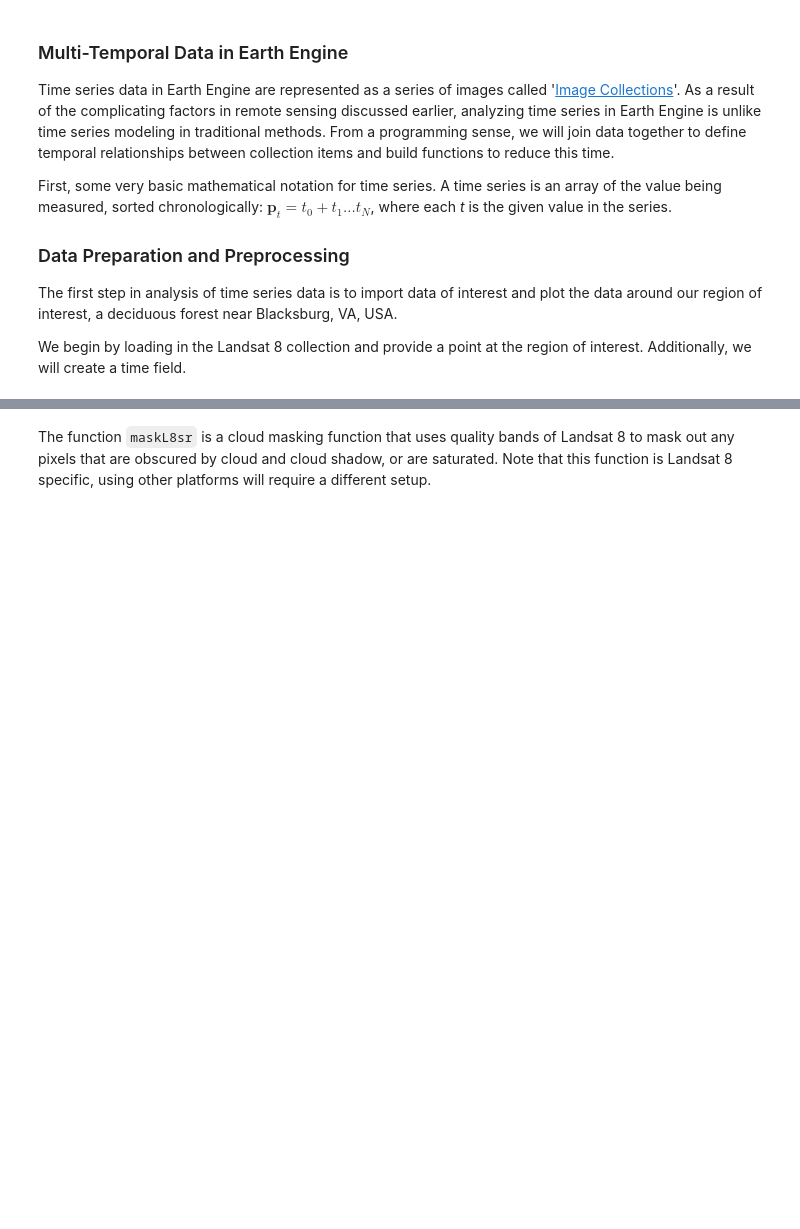
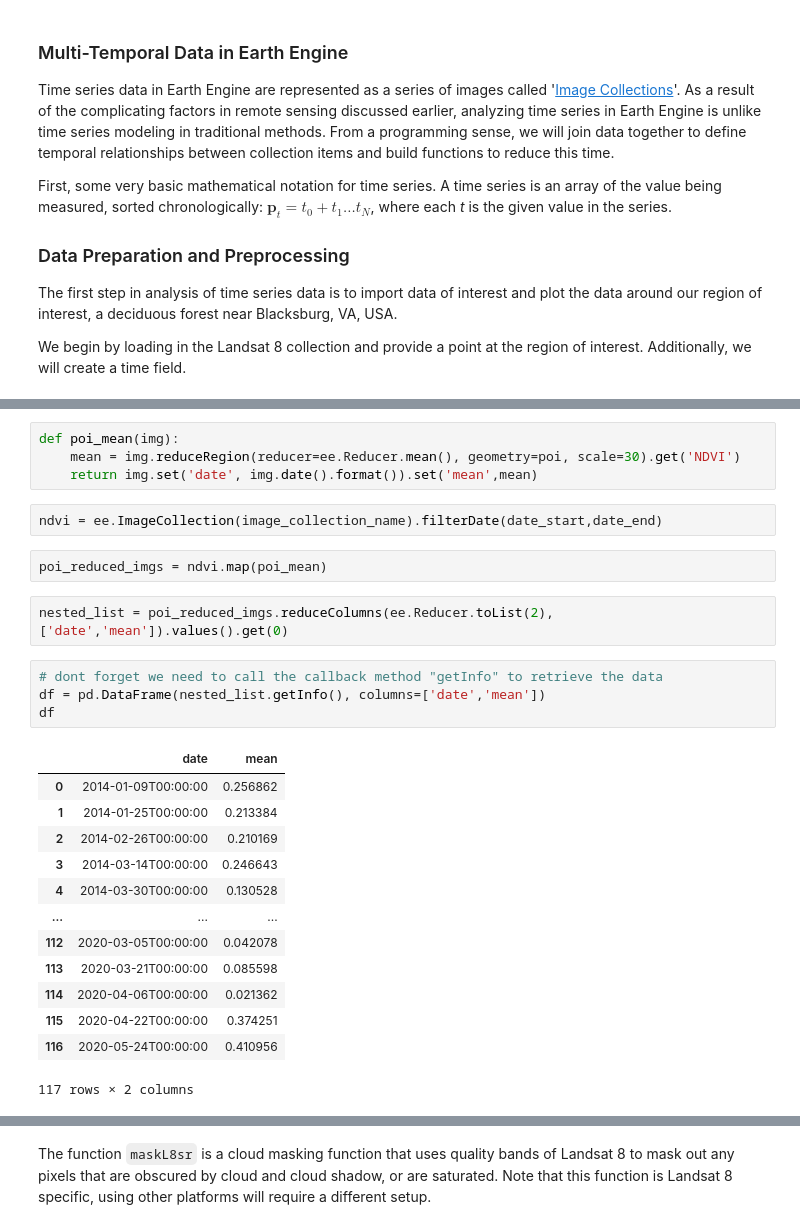
Before and after one commit to ghidora77/GEE_Colab, a Jupyter notebook: Lab_05.ipynb, the cells around one changed output, grey strips where cells are left out. Saved outputs shown, nothing was run; the diff lists cells and outputs as text; blank space fills up the shorter version.

```diff
--- a/Lab_05.ipynb
+++ b/Lab_05.ipynb
@@ -62,0 +95,28 @@ var timeField = 'system:time_start';
+# %%
+def poi_mean(img):
+    mean = img.reduceRegion(reducer=ee.Reducer.mean(), geometry=poi, scale=30).get('NDVI')
+    return img.set('date', img.date().format()).set('mean',mean)
+# %%
+ndvi = ee.ImageCollection(image_collection_name).filterDate(date_start,date_end)
+# %%
+poi_reduced_imgs = ndvi.map(poi_mean)
+# %%
+nested_list = poi_reduced_imgs.reduceColumns(ee.Reducer.toList(2), ['date','mean']).values().get(0)
+# %%
+# dont forget we need to call the callback method "getInfo" to retrieve the data
+df = pd.DataFrame(nested_list.getInfo(), columns=['date','mean'])
+df
+# %% [output]
+|  | date | mean |
+| 0 | 2014-01-09T00:00:00 | 0.256862 |
+| 1 | 2014-01-25T00:00:00 | 0.213384 |
+| 2 | 2014-02-26T00:00:00 | 0.210169 |
+| 3 | 2014-03-14T00:00:00 | 0.246643 |
+| 4 | 2014-03-30T00:00:00 | 0.130528 |
+| ... | ... | ... |
+| 112 | 2020-03-05T00:00:00 | 0.042078 |
+| 113 | 2020-03-21T00:00:00 | 0.085598 |
+| 114 | 2020-04-06T00:00:00 | 0.021362 |
+| 115 | 2020-04-22T00:00:00 | 0.374251 |
+| 116 | 2020-05-24T00:00:00 | 0.410956 |
+117 rows × 2 columns
```
Also changed, not shown: parts of 15 cells of this notebook, 1 other file.
